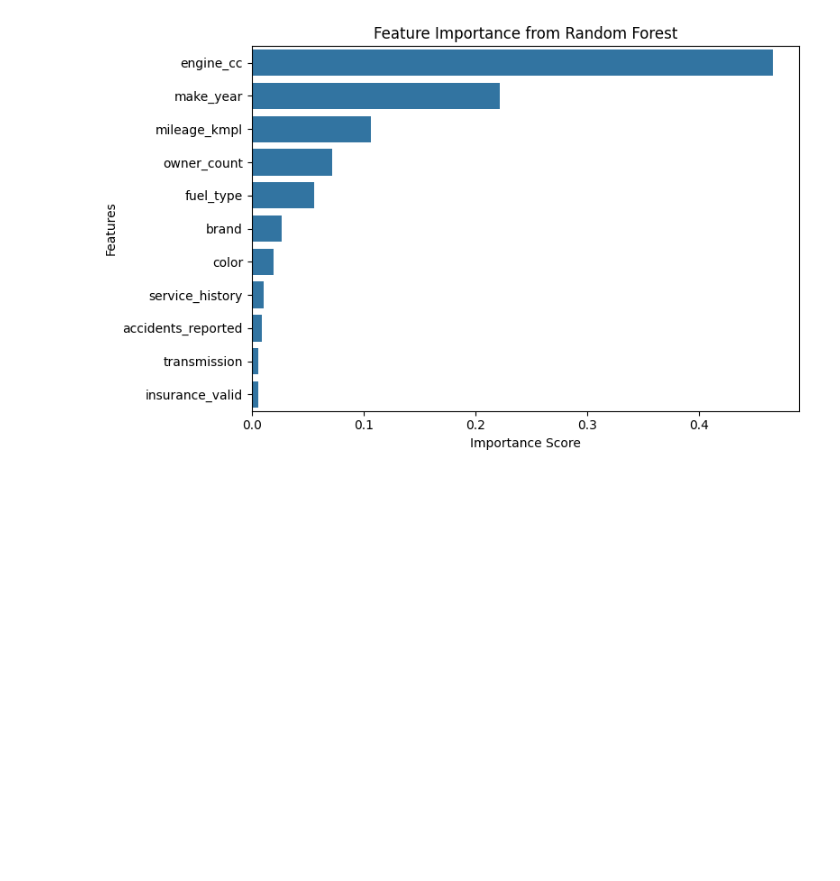
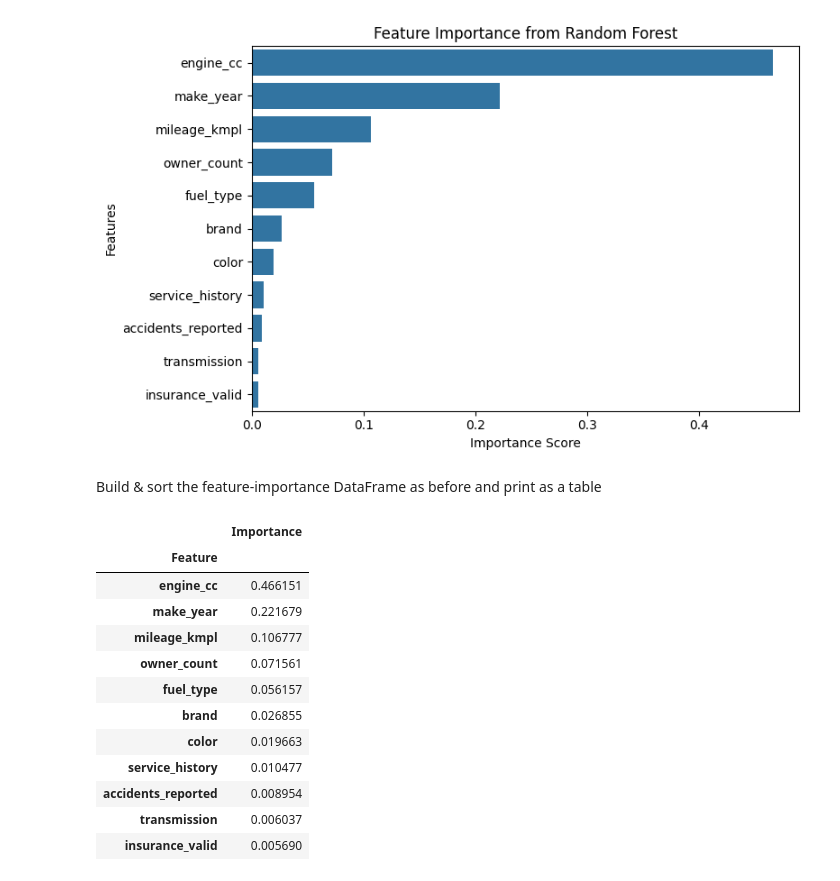
Before and after one commit to JiaJun0207/DataScienceFundsProject, a Jupyter notebook: JH_Prototype_Final.ipynb, the cells around one changed output. Cells and saved outputs as stored; diff of their text form; code cells hidden in the pictures; blank space fills up the shorter version.

```diff
--- a/JH_Prototype_Final.ipynb
+++ b/JH_Prototype_Final.ipynb
@@ -284,3 +322,33 @@ plt.tight_layout()
 plt.show()
 # %% [output]
 [figure]
+# %% [markdown]
+Build & sort the feature-importance DataFrame as before and print as a table
+# %%
+feature_importances = pd.DataFrame({
+    'Feature': X_train.columns,
+    'Importance': rf.feature_importances_
+})
+feature_importances = (
+    feature_importances
+    .sort_values('Importance', ascending=False)
+    .reset_index(drop=True)
+)
+
+feature_importances = feature_importances.set_index('Feature')
+
+display(feature_importances)
+# %% [output]
+|  | Importance |
+| Feature |  |
+| engine_cc | 0.466151 |
+| make_year | 0.221679 |
+| mileage_kmpl | 0.106777 |
+| owner_count | 0.071561 |
+| fuel_type | 0.056157 |
+| brand | 0.026855 |
+| color | 0.019663 |
+| service_history | 0.010477 |
+| accidents_reported | 0.008954 |
+| transmission | 0.006037 |
+| insurance_valid | 0.005690 |
```
Also changed, not shown: parts of 5 cells of this notebook.
